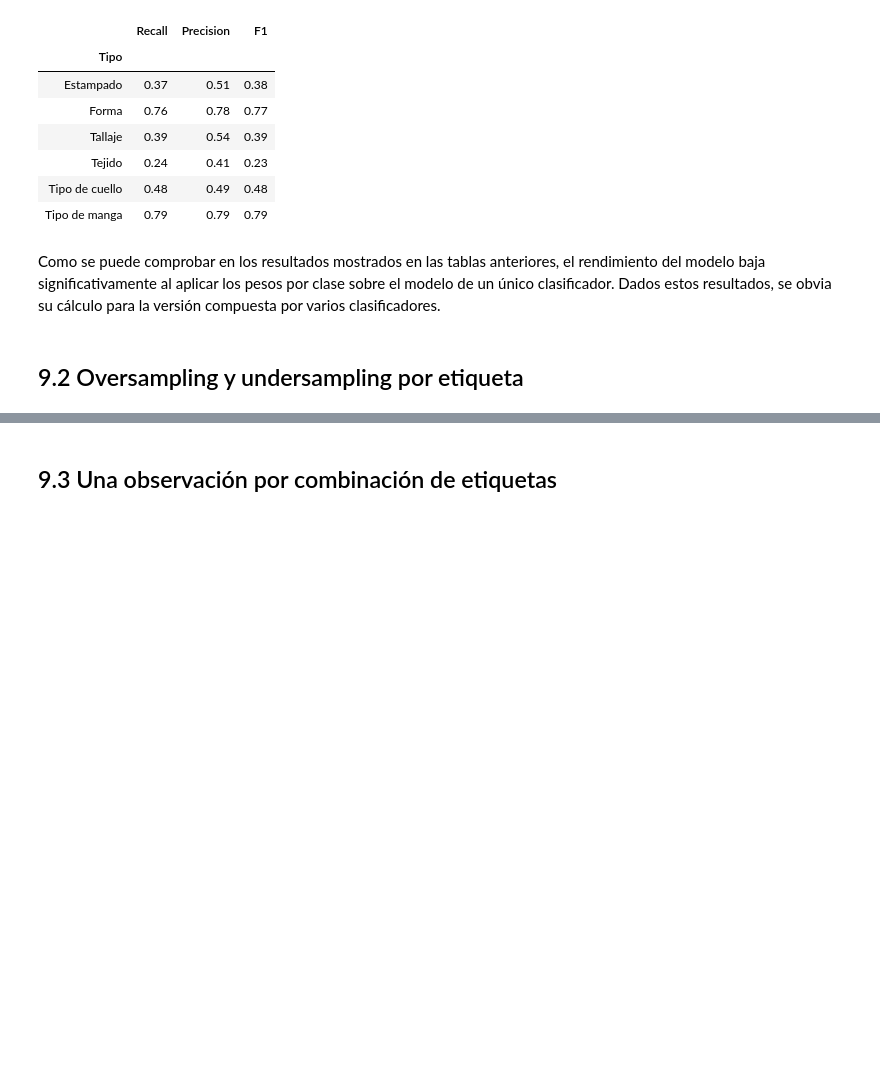
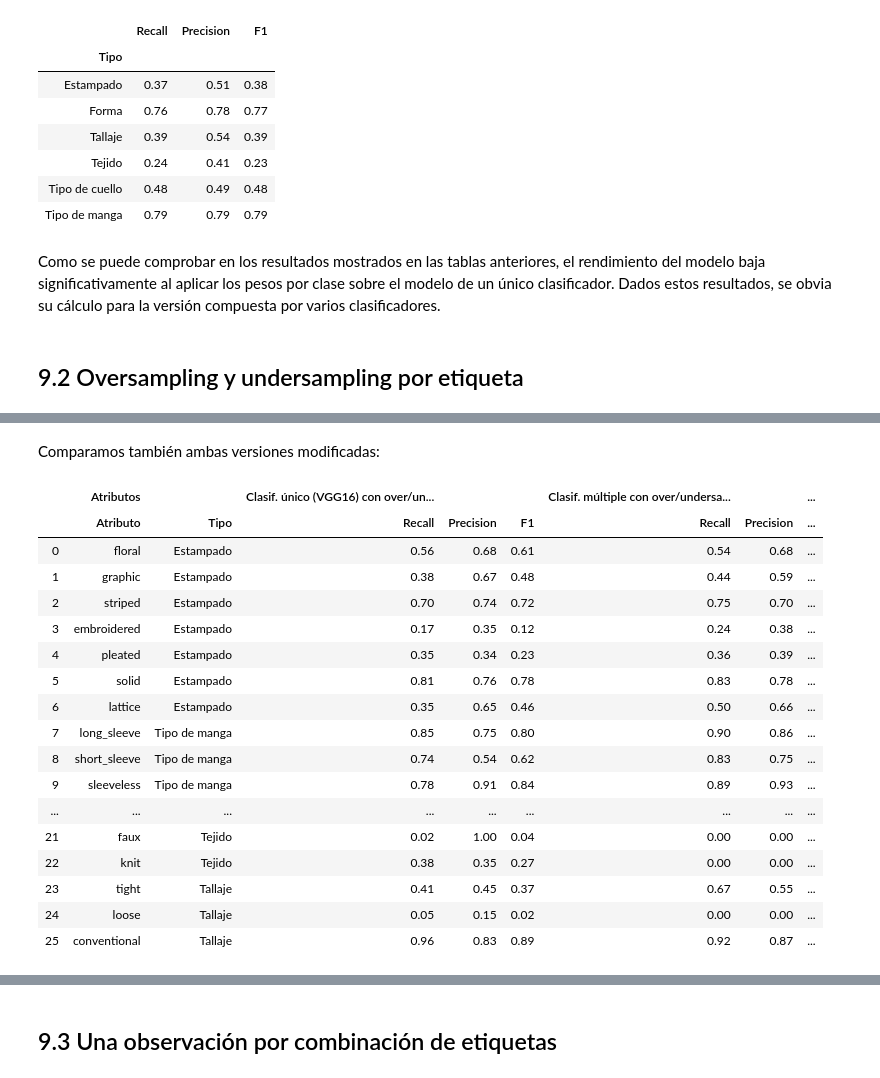
Before and after one commit to akepa/attribute-detection-in-fashon-images, a Jupyter notebook: DeepFashion_VersionReducida.ipynb, the cells around one changed output, grey strips where cells are left out. Cells and saved outputs as stored; diff of their text form; code cells hidden in the pictures; blank space fills up the shorter version.

```diff
--- a/DeepFashion_VersionReducida.ipynb
+++ b/DeepFashion_VersionReducida.ipynb
@@ -1644,0 +1716,28 @@ Con esta técnica se consigue aumentar el F1 con _macro-average_ en dos puntos.
+# %% [markdown]
+Comparamos también ambas versiones modificadas:
+# %%
+res_table_multi_with_sampling = build_results_table(res_sampling_split_model[0])
+dfs = [res_table_single_with_sampling[["Atributo", "Tipo"]],
+       res_table_single_with_sampling[["Recall", "Precision", "F1"]],
+       res_table_multi_with_sampling[["Recall", "Precision", "F1"]]]
+keys = keys=['Atributos', 'Clasif. único (VGG16) con over/undersampling', 'Clasif. múltiple con over/undersampling']
+pd.concat(dfs, axis=1, keys=keys)
+# %% [output]
+|  | Atributos |  | Clasif. único (VGG16) con over/un... |  |  | Clasif. múltiple con over/undersa... |  | ... |
+|  | Atributo | Tipo | Recall | Precision | F1 | Recall | Precision | ... |
+| 0 | floral | Estampado | 0.56 | 0.68 | 0.61 | 0.54 | 0.68 | ... |
+| 1 | graphic | Estampado | 0.38 | 0.67 | 0.48 | 0.44 | 0.59 | ... |
+| 2 | striped | Estampado | 0.70 | 0.74 | 0.72 | 0.75 | 0.70 | ... |
+| 3 | embroidered | Estampado | 0.17 | 0.35 | 0.12 | 0.24 | 0.38 | ... |
+| 4 | pleated | Estampado | 0.35 | 0.34 | 0.23 | 0.36 | 0.39 | ... |
+| 5 | solid | Estampado | 0.81 | 0.76 | 0.78 | 0.83 | 0.78 | ... |
+| 6 | lattice | Estampado | 0.35 | 0.65 | 0.46 | 0.50 | 0.66 | ... |
+| 7 | long_sleeve | Tipo de manga | 0.85 | 0.75 | 0.80 | 0.90 | 0.86 | ... |
+| 8 | short_sleeve | Tipo de manga | 0.74 | 0.54 | 0.62 | 0.83 | 0.75 | ... |
+| 9 | sleeveless | Tipo de manga | 0.78 | 0.91 | 0.84 | 0.89 | 0.93 | ... |
+| ... | ... | ... | ... | ... | ... | ... | ... | ... |
+| 21 | faux | Tejido | 0.02 | 1.00 | 0.04 | 0.00 | 0.00 | ... |
+| 22 | knit | Tejido | 0.38 | 0.35 | 0.27 | 0.00 | 0.00 | ... |
+| 23 | tight | Tallaje | 0.41 | 0.45 | 0.37 | 0.67 | 0.55 | ... |
+| 24 | loose | Tallaje | 0.05 | 0.15 | 0.02 | 0.00 | 0.00 | ... |
+| 25 | conventional | Tallaje | 0.96 | 0.83 | 0.89 | 0.92 | 0.87 | ... |
```
Also changed, not shown: parts of 69 cells of this notebook.
